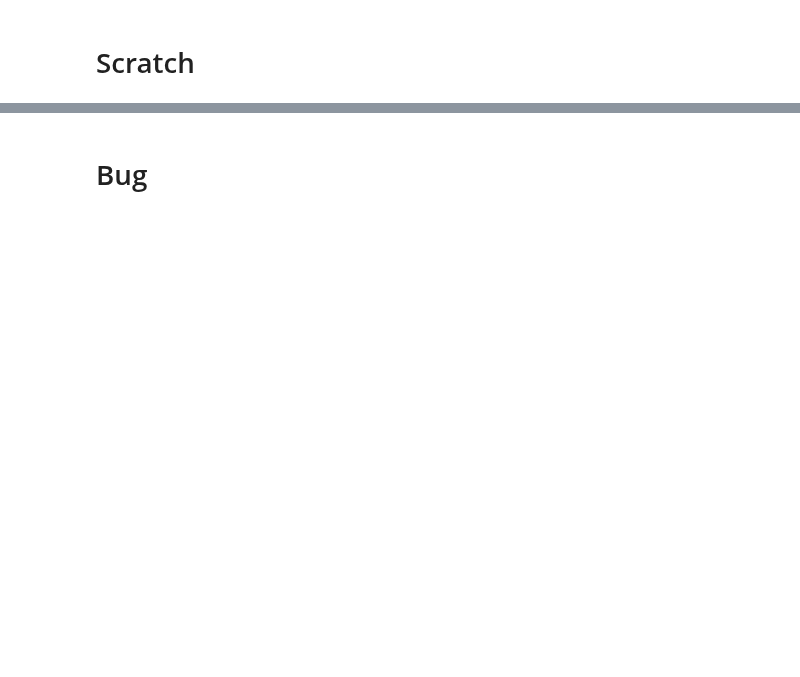
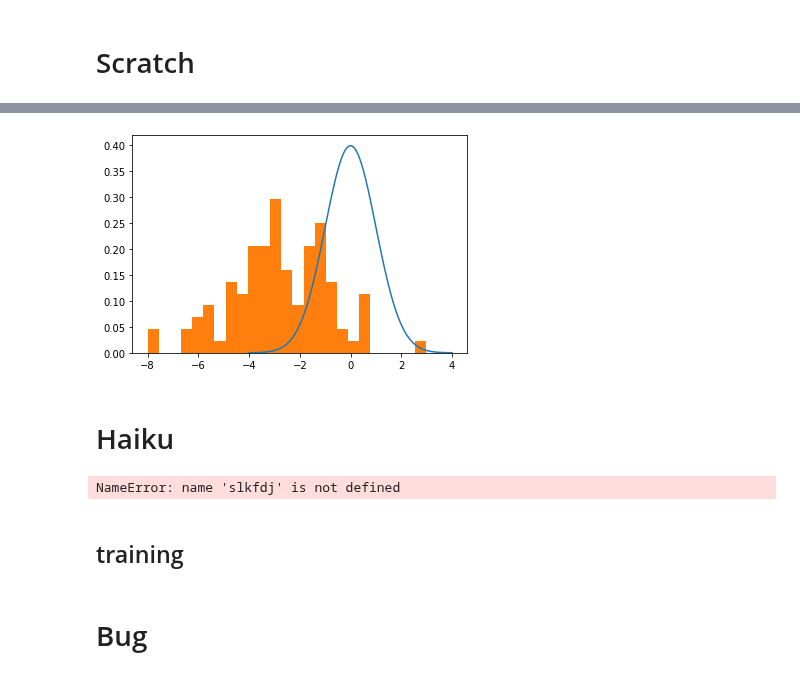
Before and after one commit to ratschlab/projects-2020-Neural-SVGD, a Jupyter notebook: notebooks/Scratch.ipynb, the cells around one changed output, grey strips where cells are left out. Drawn from its saved outputs; the diff is of its cells as text; code cells hidden in the pictures; blank space fills up the shorter version.

```diff
--- a/notebooks/Scratch.ipynb
+++ b/notebooks/Scratch.ipynb
@@ -22,0 +210,12 @@ rkey = random.PRNGKey(0)
+# %%
+dummies = target.sample((2,1))
+init_params = kernel.init(key1, *dummies)
+comparison_samples = svgd.sample(key, init_params, n_steps)
+# %%
+gr = np.linspace(-4, 4, 100)
+_ = plt.plot(gr, vmap(target.pdf)(gr))
+_ = plt.hist(comparison_samples[:, 0], bins=25, density=True)
+# %% [output]
+[figure, added]
+# %% [markdown]
+# Haiku
@@ -23,3 +234,9 @@ rkey = random.PRNGKey(0)
+# %%
+slkfdj
+# %% [output]
+NameError: name 'slkfdj' is not defined
+# %% [markdown]
+## training
 # %%
 ksd_squared = vmap(self.ksd_squared, (None, None, 0)) # operate on batch of particles
 hypernetwork = self.hypernetwork
```
Also changed, not shown: parts of 52 cells of this notebook, 8 other files.
